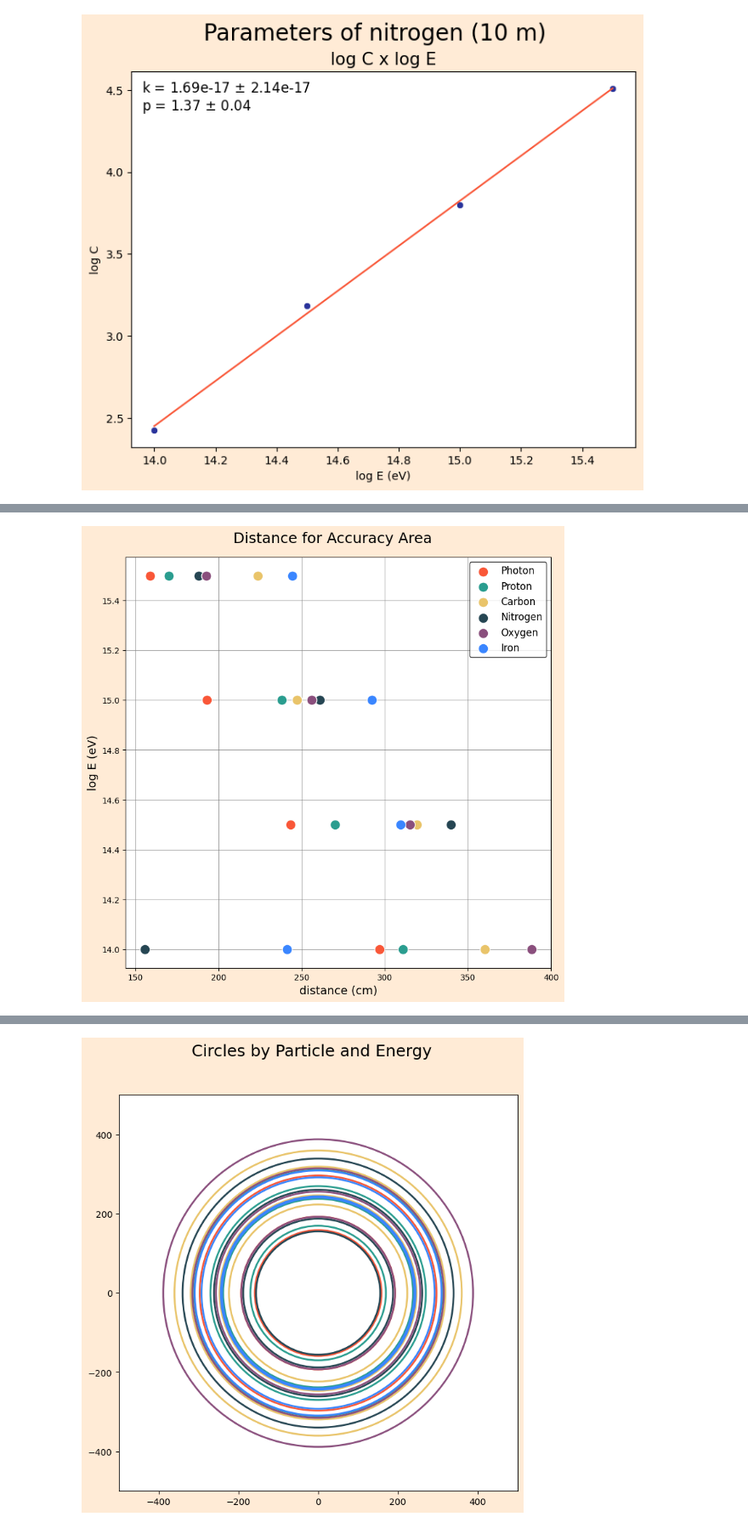
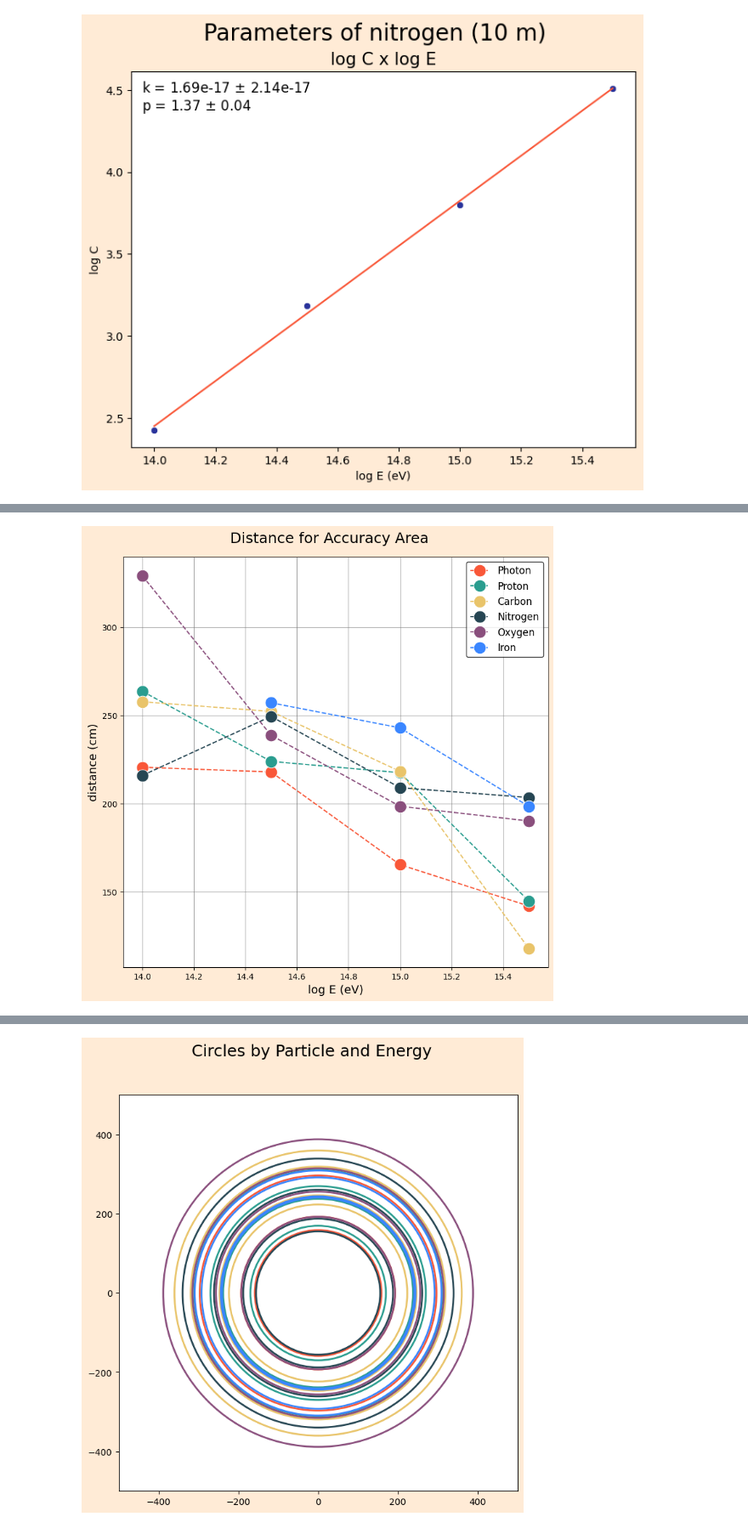
Before and after one commit to lucas-orfei/mestrado, a Jupyter notebook: array_3det.ipynb, the cells around one changed output, grey strips where cells are left out. Shown at 85% size. Drawn from its saved outputs; the diff is of its cells as text; code cells hidden in the pictures.

```diff
--- a/array_3det.ipynb
+++ b/array_3det.ipynb
@@ -1392,34 +1419,34 @@ sns.histplot(data=data, bins= 25, shrink=0.8, alpha = 0.7).set(title = 'Energy r
 # %%
 energy1 = [1E14, 3.16E14, 1E15, 3.16E15]
 energy = np.log10(energy1)
 
-photon = [296.76, 243.37, 192.98, 158.92]
-proton = [310.83, 269.99, 238.02, 169.90]
-carbon = [360.12, 319.32, 246.98, 223.55]
-nitrogen = [155.69, 339.63, 260.88, 187.82]
-oxygen = [388.38, 315.07, 256.06, 192.68]
-iron = [241.06, 309.35, 292.14, 244.16]
+photon = [220.53, 217.84, 165.35, 141.94]
+proton = [263.57, 223.83, 217.43, 144.77]
+carbon = [257.61, 252.13, 218.21, 117.89]
+nitrogen = [215.84, 249.32, 208.93, 203.38]
+oxygen = [329.04, 238.66, 198.41, 190.07]
+iron = [0, 257.03, 242.83, 198.39]
 
 fig, ax = plt.subplots(1, 1, figsize=(8, 8), facecolor='#FFEBD6')
 fig.suptitle('Distance for Accuracy Area', size=18)
 fig.tight_layout()
 
 ax.set_axisbelow(True)
 ax.yaxis.grid(color='gray', linestyle='-', alpha=0.7)
 ax.xaxis.grid(color='gray', linestyle='-', alpha=0.7)
 
-sns.scatterplot(x=photon, y=energy, ax=ax, color='#F95738', s=150, label='Photon')
-sns.scatterplot(x=proton, y=energy, ax=ax, color='#2A9D8F', s=150, label='Proton')
-sns.scatterplot(x=carbon, y=energy, ax=ax, color='#E9C46A', s=150, label='Carbon')
-sns.scatterplot(x=nitrogen, y=energy, ax=ax, color='#264653', s=150, label='Nitrogen')
-sns.scatterplot(x=oxygen, y=energy, ax=ax, color='#8A4F7D', s=150, label='Oxygen')
-sns.scatterplot(x=iron, y=energy, ax=ax, color='#3A86FF', s=150, label='Iron')
+sns.lineplot(y=photon, x=energy, ax=ax, color='#F95738', marker='o', markersize = 15, linestyle='--', label='Photon')
+sns.lineplot(y=proton, x=energy, ax=ax, color='#2A9D8F', marker='o', markersize = 15, linestyle='--', label='Proton')
+sns.lineplot(y=carbon, x=energy, ax=ax, color='#E9C46A', marker='o', markersize = 15, linestyle='--', label='Carbon')
+sns.lineplot(y=nitrogen, x=energy, ax=ax, color='#264653', marker='o', markersize = 15, linestyle='--', label='Nitrogen')
+sns.lineplot(y=oxygen, x=energy, ax=ax, color='#8A4F7D', marker='o', markersize = 15, linestyle='--', label='Oxygen')
+sns.lineplot(y=iron[1:], x=energy[1:], ax=ax, color='#3A86FF', marker='o', markersize = 15, linestyle='--', label='Iron')
 
-ax.set_xlabel('distance (cm)', size=14)
-ax.set_ylabel('log E (eV)', size=14)
+ax.set_xlabel('log E (eV)', size=14)
+ax.set_ylabel('distance (cm)', size=14)
 
 ax.legend(edgecolor='black', fontsize=12, loc='upper right')
 
 plt.show()
 # %% [output]
-[figure, old version]
+[figure, new version]
```
Also changed, not shown: parts of 30 cells of this notebook.
